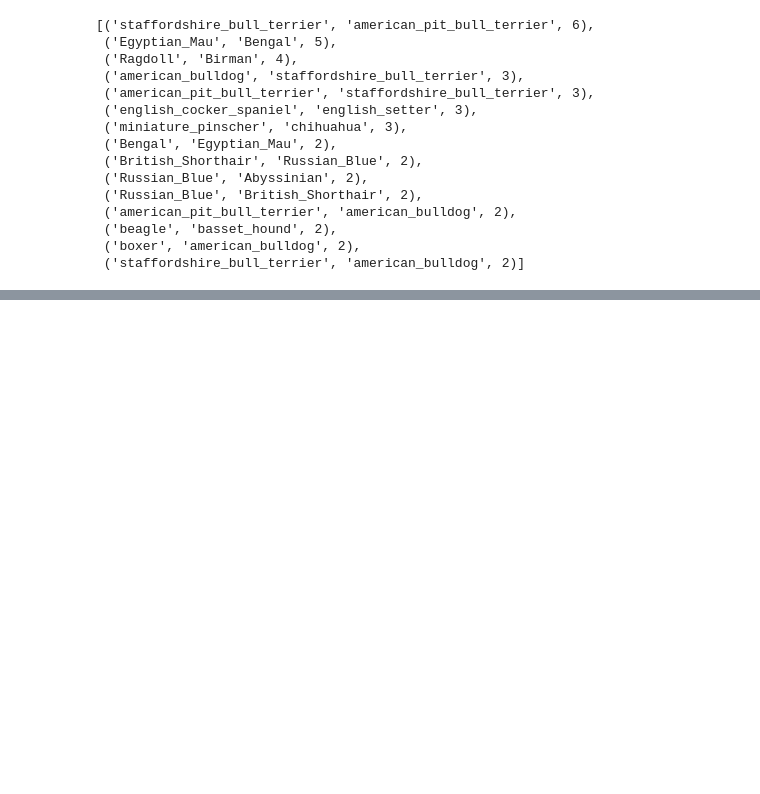
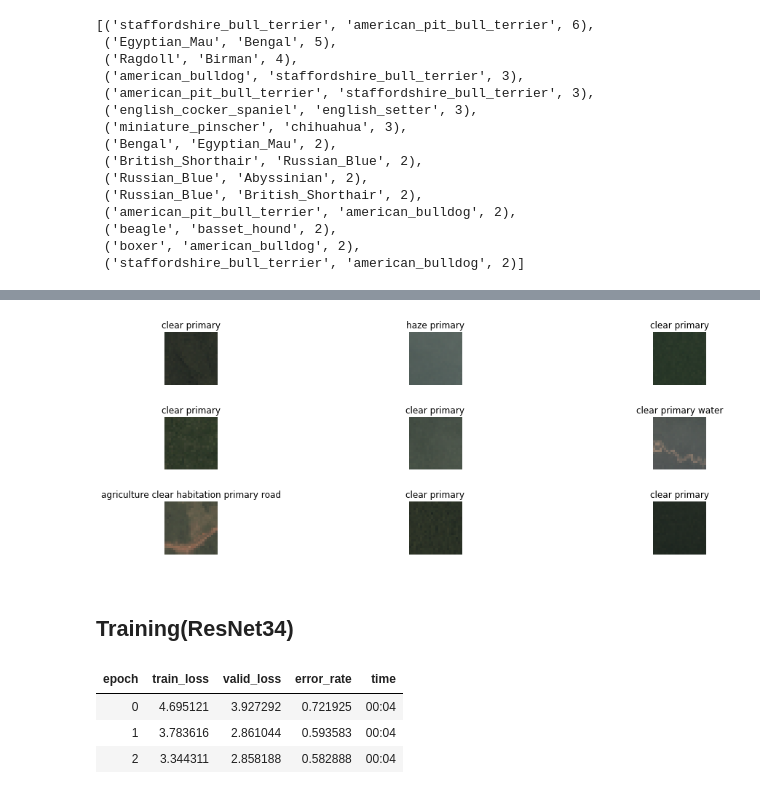
Before and after one commit to nishizaki0327/fastai, a Jupyter notebook: Lesson1.ipynb, the cells around one changed output, grey strips where cells are left out. Drawn from its saved outputs; the diff is of its cells as text; code cells hidden in the pictures; blank space fills up the shorter version.

```diff
--- a/Lesson1.ipynb
+++ b/Lesson1.ipynb
@@ -275,0 +352,6 @@ interp.most_confused(min_val=2)
+# %%
+data.show_batch(rows=3, figsize=(15,5))
+# %% [output]
+[figure, added]
+# %% [markdown]
+## Training(ResNet34)
@@ -275,0 +360,7 @@ interp.most_confused(min_val=2)
+# %%
+learn.fit_one_cycle(3)
+# %% [output]
+| epoch | train_loss | valid_loss | error_rate | time |
+| 0 | 4.695121 | 3.927292 | 0.721925 | 00:04 |
+| 1 | 3.783616 | 2.861044 | 0.593583 | 00:04 |
+| 2 | 3.344311 | 2.858188 | 0.582888 | 00:04 |
```
Also changed, not shown: parts of 22 cells of this notebook.
